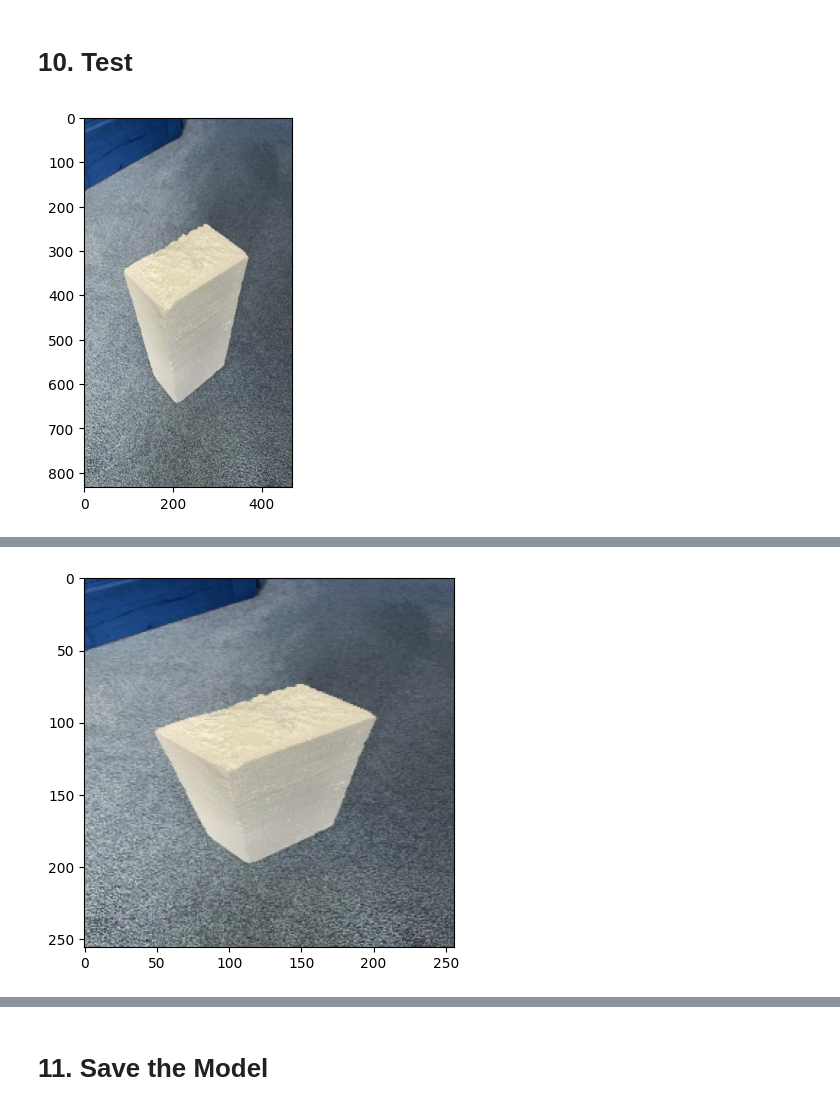
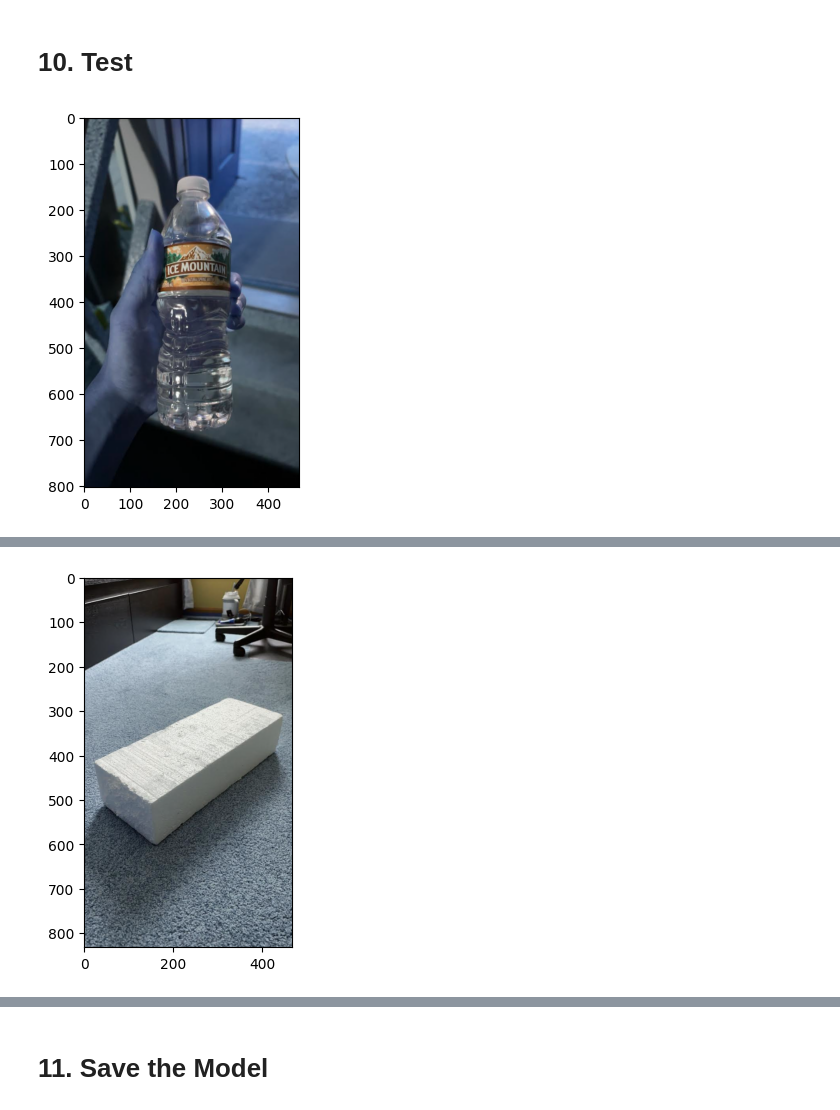
Before and after one commit to aryan-cs/project-plastic, a Jupyter notebook: main.ipynb, the cells around one changed output, grey strips where cells are left out. Drawn from its saved outputs; the diff is of its cells as text; code cells hidden in the pictures.

```diff
--- a/main.ipynb
+++ b/main.ipynb
@@ -158,21 +158,23 @@ tf.Tensor(1.0, shape=(), dtype=float32) tf.Tensor(1.0, shape=(), dtype=float32)
 # %%
 import cv2
 
-img = cv2.imread('test (4).png')
-plt.imshow(img)
-plt.show()
+for image in os.listdir("tests"):
+  image_path = os.path.join("tests", image)
+  img = cv2.imread(image_path)
+  plt.imshow(img)
+  plt.show()
 
-resize = tf.image.resize(img, (256,256))
-plt.imshow(resize.numpy().astype(int))
-plt.show()
+  resize = tf.image.resize(img, (256,256))
+  # plt.imshow(resize.numpy().astype(int))
+  # plt.show()
 
-yhat = model.predict(np.expand_dims(resize/255, 0))
+  yhat = model.predict(np.expand_dims(resize/255, 0))
 
-yhat
+  # yhat
 
-if yhat > 0.5:
-    print(f'Predicted class is Styrofoam') # class 1
-else:
-    print(f'Predicted class is Plastic Bottle') # class 2
+  if yhat > 0.5:
+      print(f'I think this is Styrofoam') # class 1
+  else:
+      print(f'I think this is Plastic Bottle') # class 2
 # %% [output]
-[figure, old version]
+[figure, new version]
@@ -179 +183 @@ else:
-[figure, old version]
+[figure, new version]
```
Also changed, not shown: parts of 1 cell of this notebook.
